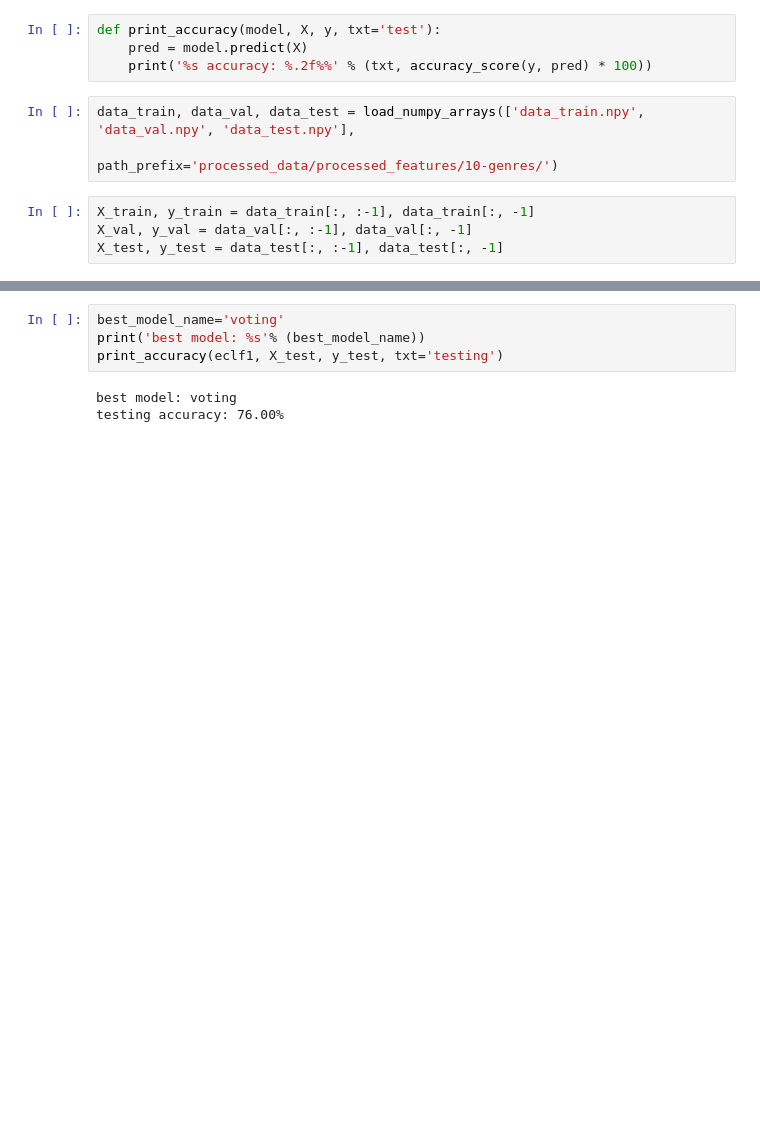
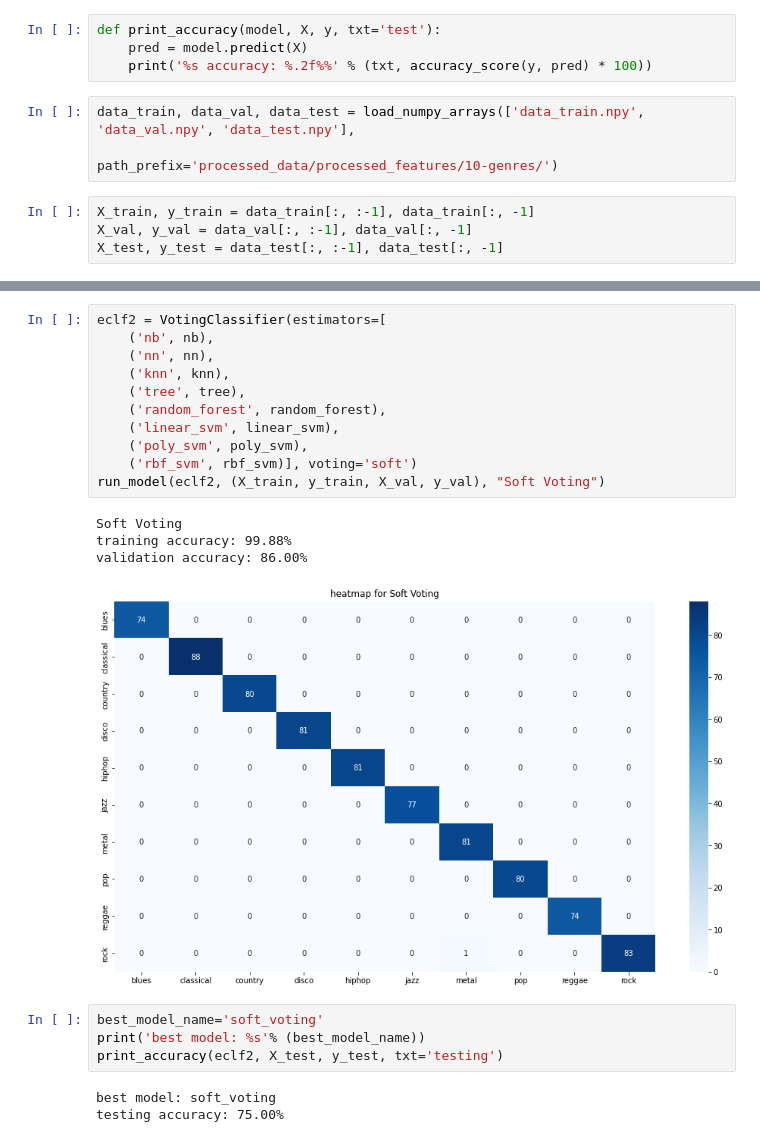
Before and after one commit to happym233/music_genre_classification, a Jupyter notebook: jupyter/scikit_learn_models_csv.ipynb, the cells around one changed output, grey strips where cells are left out. Saved outputs shown, nothing was run; the diff lists cells and outputs as text; blank space fills up the shorter version.

```diff
--- a/jupyter/scikit_learn_models_csv.ipynb
+++ b/jupyter/scikit_learn_models_csv.ipynb
@@ -121,7 +137,23 @@ validation accuracy: 77.00%
+# %%
+eclf2 = VotingClassifier(estimators=[
+    ('nb', nb),
+    ('nn', nn),
+    ('knn', knn),
+    ('tree', tree),
+    ('random_forest', random_forest),
+    ('linear_svm', linear_svm),
+    ('poly_svm', poly_svm),
+    ('rbf_svm', rbf_svm)], voting='soft')
+run_model(eclf2, (X_train, y_train, X_val, y_val), "Soft Voting")
+# %% [output]
+Soft Voting
+training accuracy: 99.88%
+validation accuracy: 86.00%
+[figure, added]
 # %%
-best_model_name='voting'
+best_model_name='soft_voting'
 print('best model: %s'% (best_model_name))
-print_accuracy(eclf1, X_test, y_test, txt='testing')
+print_accuracy(eclf2, X_test, y_test, txt='testing')
 # %% [output]
-best model: voting
-testing accuracy: 76.00%
+best model: soft_voting
+testing accuracy: 75.00%
```
Also changed, not shown: parts of 13 cells of this notebook, 3 other files.
